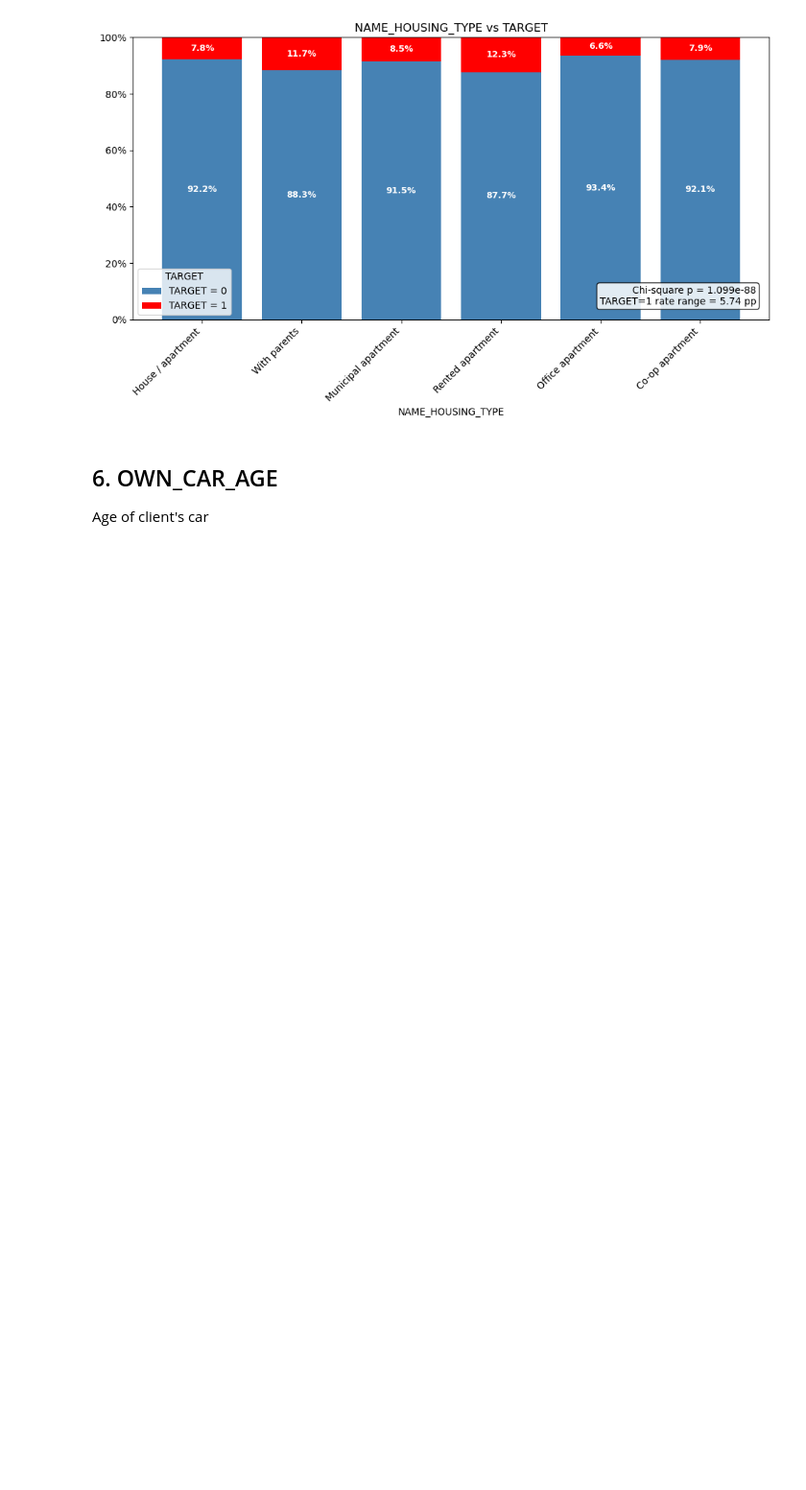
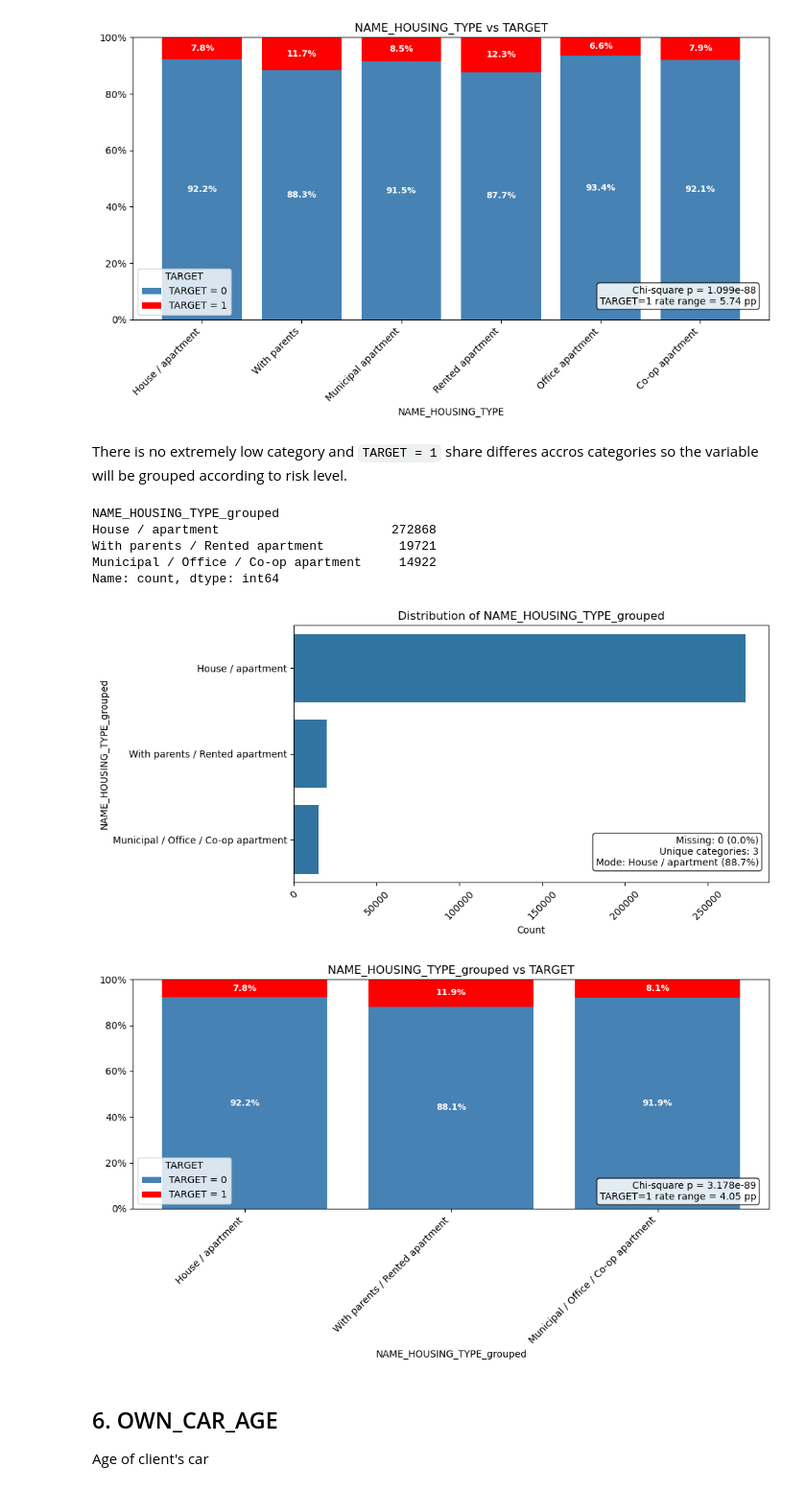
Before and after one commit to alek-ds/home-credit-default-risk-ak, a Jupyter notebook: notebooks/app_univariate_bivariate_financial_material.ipynb, the cells around one changed output. Shown at 96% size. Drawn from its saved outputs; the diff is of its cells as text; code cells hidden in the pictures; blank space fills up the shorter version.

```diff
--- a/notebooks/app_univariate_bivariate_financial_material.ipynb
+++ b/notebooks/app_univariate_bivariate_financial_material.ipynb
@@ -225,6 +316,32 @@ plot_categorical_vs_binary(df=app_df, cat_var='NAME_HOUSING_TYPE', target_var='T
 # %% [output]
 [figure]
 [figure]
+# %% [markdown]
+There is no extremely low category and `TARGET = 1` share differes accros categories so the variable will be grouped according to risk level.
+# %%
+app_df['NAME_HOUSING_TYPE_grouped'] = np.where(
+    app_df['NAME_HOUSING_TYPE'].isin(['With parents', 'Rented apartment']),
+    'With parents / Rented apartment',
+    np.where(
+        app_df['NAME_HOUSING_TYPE'].isin(['Municipal apartment', 'Office apartment', 'Co-op apartment']),
+        'Municipal / Office / Co-op apartment',
+        app_df['NAME_HOUSING_TYPE']
+    )
+)
+
+app_df['NAME_HOUSING_TYPE_grouped'].value_counts()
+# %% [output]
+NAME_HOUSING_TYPE_grouped
+House / apartment                       272868
+With parents / Rented apartment          19721
+Municipal / Office / Co-op apartment     14922
+Name: count, dtype: int64
+# %%
+plot_categorical_distribution(df=app_df, cat_var='NAME_HOUSING_TYPE_grouped')
+plot_categorical_vs_binary(df=app_df, cat_var='NAME_HOUSING_TYPE_grouped', target_var='TARGET')
+# %% [output]
+[figure, added]
+[figure, added]
 # %% [markdown]
 ## 6. OWN_CAR_AGE
 Age of client's car
```
Also changed, not shown: parts of 15 cells of this notebook.
